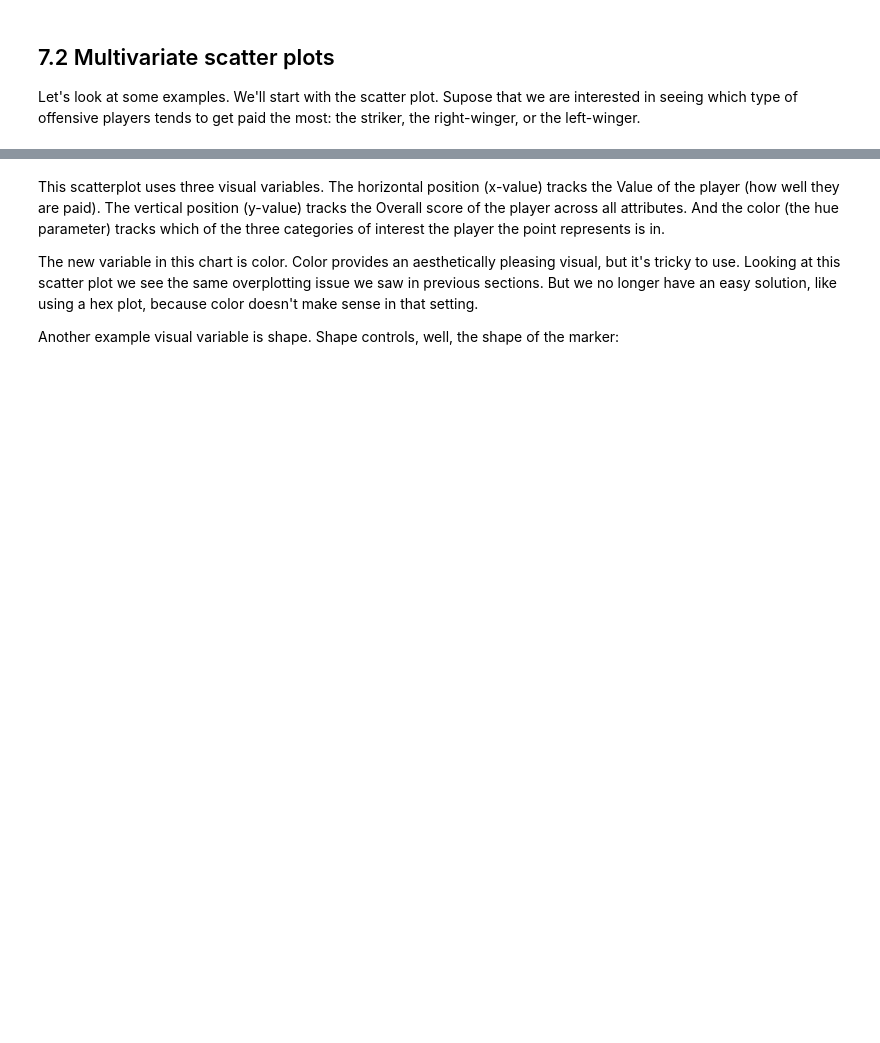
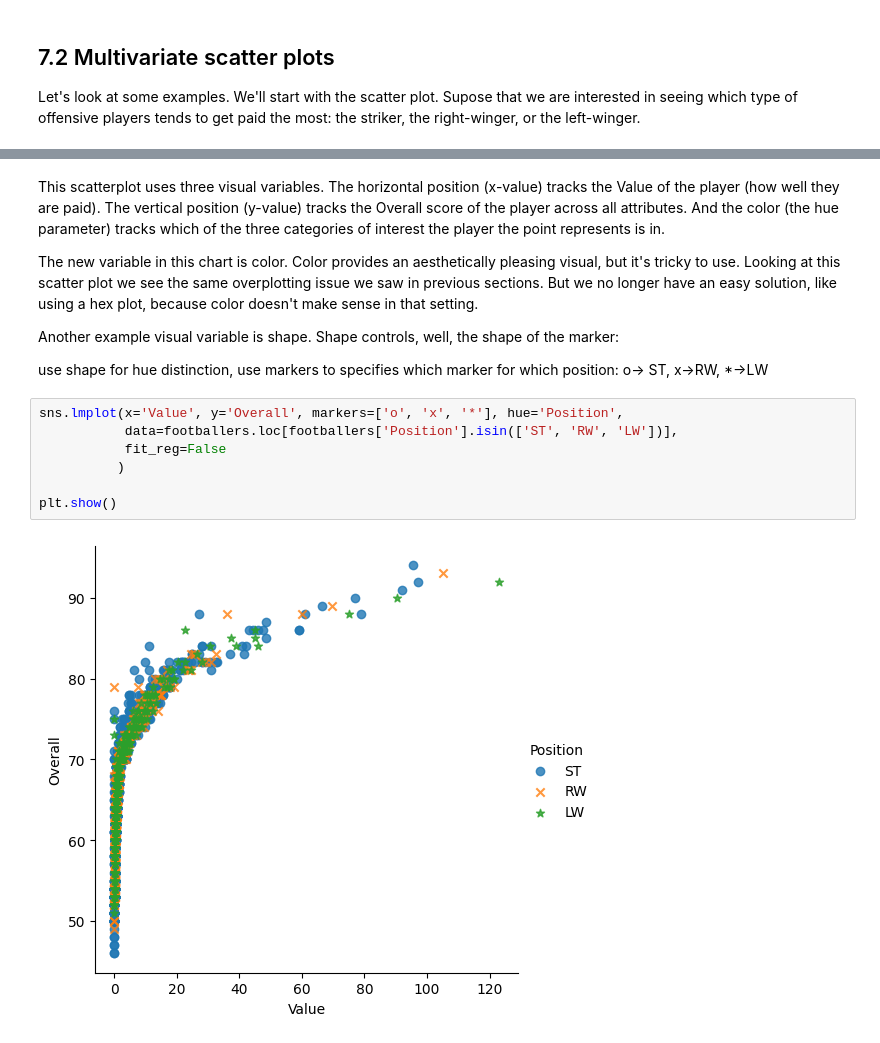
Before and after one commit to pengfei99/Data_vizualization_with_python, a Jupyter notebook: tutorials/Lesson07_Multivariate_Plotting.ipynb, the cells around one changed output, grey strips where cells are left out. Saved outputs shown, nothing was run; the diff lists cells and outputs as text; blank space fills up the shorter version.

Commit message:
finish multivariate plotting

```diff
--- a/tutorials/Lesson07_Multivariate_Plotting.ipynb
+++ b/tutorials/Lesson07_Multivariate_Plotting.ipynb
@@ -109,3 +115,14 @@ Looking at this scatter plot we see the same overplotting issue we saw in previo
 easy solution, like using a hex plot, because color doesn't make sense in that setting.
 
 Another example visual variable is shape. Shape controls, well, the shape of the marker:
+
+use shape for hue distinction, use markers to specifies which marker for which position: o-> ST, x->RW, *->LW
+# %%
+sns.lmplot(x='Value', y='Overall', markers=['o', 'x', '*'], hue='Position',
+           data=footballers.loc[footballers['Position'].isin(['ST', 'RW', 'LW'])],
+           fit_reg=False
+          )
+
+plt.show()
+# %% [output]
+[figure, added]
```
Also changed, not shown: parts of 31 cells of this notebook.
